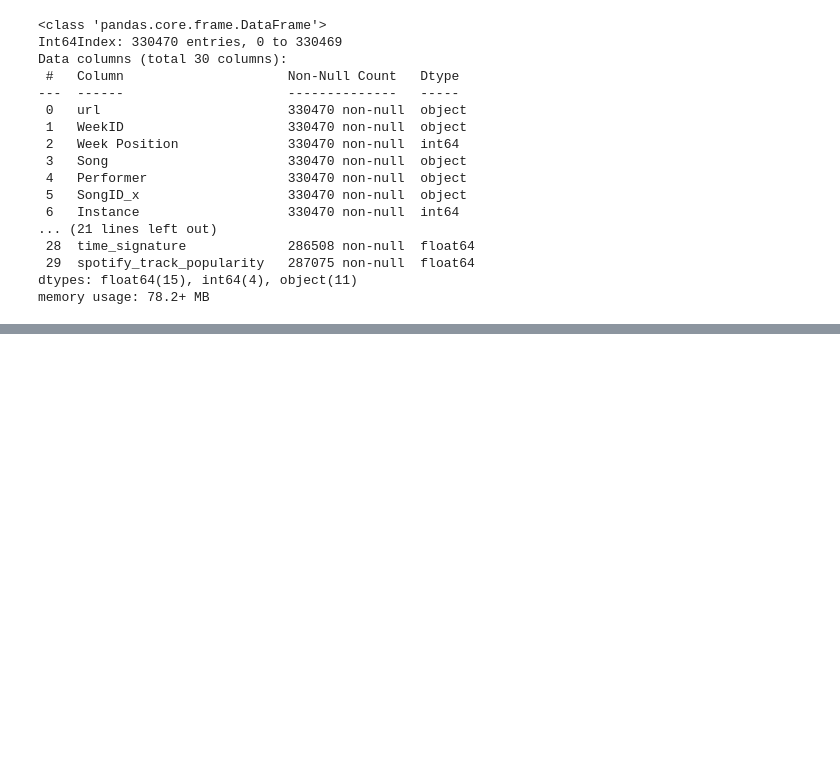
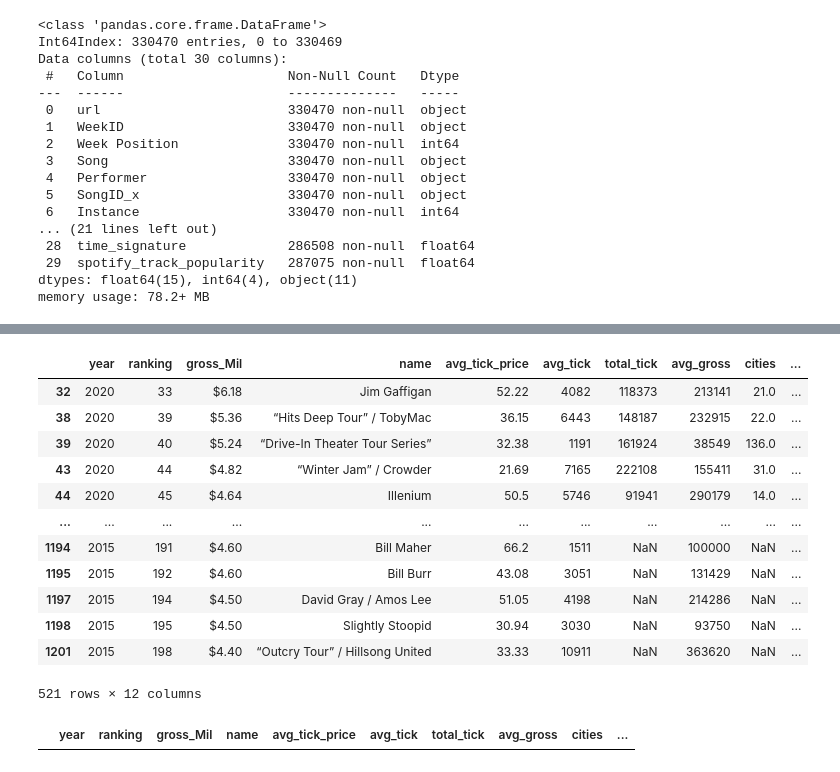
Before and after one commit to cyoungman9/North_American_Concert_Data, a Jupyter notebook: project2jnotebook.ipynb, the cells around one changed output, grey strips where cells are left out. Drawn from its saved outputs; the diff is of its cells as text; code cells hidden in the pictures; blank space fills up the shorter version.

```diff
--- a/project2jnotebook.ipynb
+++ b/project2jnotebook.ipynb
@@ -109,0 +115,7 @@ mtv_genres.head(10)
+# %%
+#Using the cleaned name and deleting the one with extraneous spaces
+mtv_genres_rename = mtv_genres.rename(columns = {"name" : "name_spaces", "clean": "name"})
+mtv_genres_final = mtv_genres_rename.drop(columns = ["name_spaces"])
+
+
+mtv_genres_final.to_csv("data/mtv_genres_final.csv")
@@ -220,0 +240,4 @@ Performers_df = total_hot_data.groupby('Performer').count()
+# %%
+top_200_na_tours_path = "data/top_200_na_tours.csv"
+
+top_200_na_tours_data = pd.read_csv(top_200_na_tours_path)
@@ -220,0 +259,3 @@ Performers_df = total_hot_data.groupby('Performer').count()
+# %%
+total_tour_data = pd.merge(top_200_na_tours_data, mtv_genres_final, how="left", on=["name"])
+total_tour_data.info()
@@ -220,0 +282,23 @@ Performers_df = total_hot_data.groupby('Performer').count()
+# %%
+#Identifying genres for some of the missing data
+total_tour_data["genre"][0] = "Pop"
+total_tour_data["genre"][14]= "Rock"
+total_tour_data["genre"][20] = "Rock"
+total_tour_data["genre"][21] = "World/International"
+total_tour_data["genre"][2] = "Hip-Hop/Rap"
+total_tour_data["genre"][4] = "Rock"
+total_tour_data["genre"][23] = "Comedy"
+total_tour_data["genre"][27] = "Country"
+total_tour_data["genre"][17] = "Comedy"
+total_tour_data["genre"][26] = "Comedy"
+total_tour_data["genre"][35] = "Comedy"
+total_tour_data["genre"][34] = "Comedy"
+total_tour_data["genre"][29] = "World/International"
+total_tour_data["genre"][31] = "Country"
+total_tour_data["genre"][36] = "Comedy"
+total_tour_data["genre"][1200] = "Pop"
+total_tour_data["genre"][41] = "Comedy"
+total_tour_data["genre"][1196] = "Pop"
+total_tour_data["genre"][47] = "Metal"
+
+total_tour_data.info()
@@ -220,0 +342,22 @@ Performers_df = total_hot_data.groupby('Performer').count()
+# %%
+total_tour_data[total_tour_data["genre"].isna()]
+# %% [output]
+|  | year | ranking | gross_Mil | name | avg_tick_price | avg_tick | total_tick | avg_gross | cities | ... |
+| 32 | 2020 | 33 | $6.18 | Jim Gaffigan | 52.22 | 4082 | 118373 | 213141 | 21.0 | ... |
+| 38 | 2020 | 39 | $5.36 | “Hits Deep Tour” / TobyMac | 36.15 | 6443 | 148187 | 232915 | 22.0 | ... |
+| 39 | 2020 | 40 | $5.24 | “Drive-In Theater Tour Series” | 32.38 | 1191 | 161924 | 38549 | 136.0 | ... |
+| 43 | 2020 | 44 | $4.82 | “Winter Jam” / Crowder | 21.69 | 7165 | 222108 | 155411 | 31.0 | ... |
+| 44 | 2020 | 45 | $4.64 | Illenium | 50.5 | 5746 | 91941 | 290179 | 14.0 | ... |
+| ... | ... | ... | ... | ... | ... | ... | ... | ... | ... | ... |
+| 1194 | 2015 | 191 | $4.60 | Bill Maher | 66.2 | 1511 | NaN | 100000 | NaN | ... |
+| 1195 | 2015 | 192 | $4.60 | Bill Burr | 43.08 | 3051 | NaN | 131429 | NaN | ... |
+| 1197 | 2015 | 194 | $4.50 | David Gray / Amos Lee | 51.05 | 4198 | NaN | 214286 | NaN | ... |
+| 1198 | 2015 | 195 | $4.50 | Slightly Stoopid | 30.94 | 3030 | NaN | 93750 | NaN | ... |
+| 1201 | 2015 | 198 | $4.40 | “Outcry Tour” / Hillsong United | 33.33 | 10911 | NaN | 363620 | NaN | ... |
+521 rows × 12 columns
+# %%
+#Replacing remaining missing genre designations with unknown
+total_tour_data['genre'] = total_tour_data['genre'].fillna("Unknown")
+total_tour_data[total_tour_data["genre"].isna()]
+# %% [output]
+|  | year | ranking | gross_Mil | name | avg_tick_price | avg_tick | total_tick | avg_gross | cities | ... |
```
Also changed, not shown: parts of 15 cells of this notebook, 6 other files.
